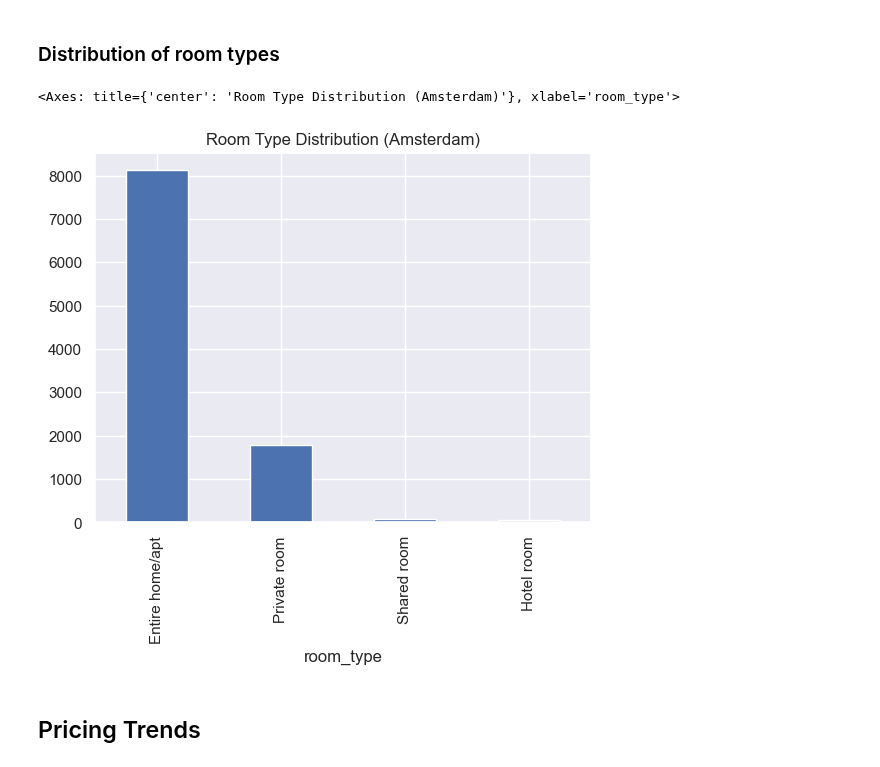
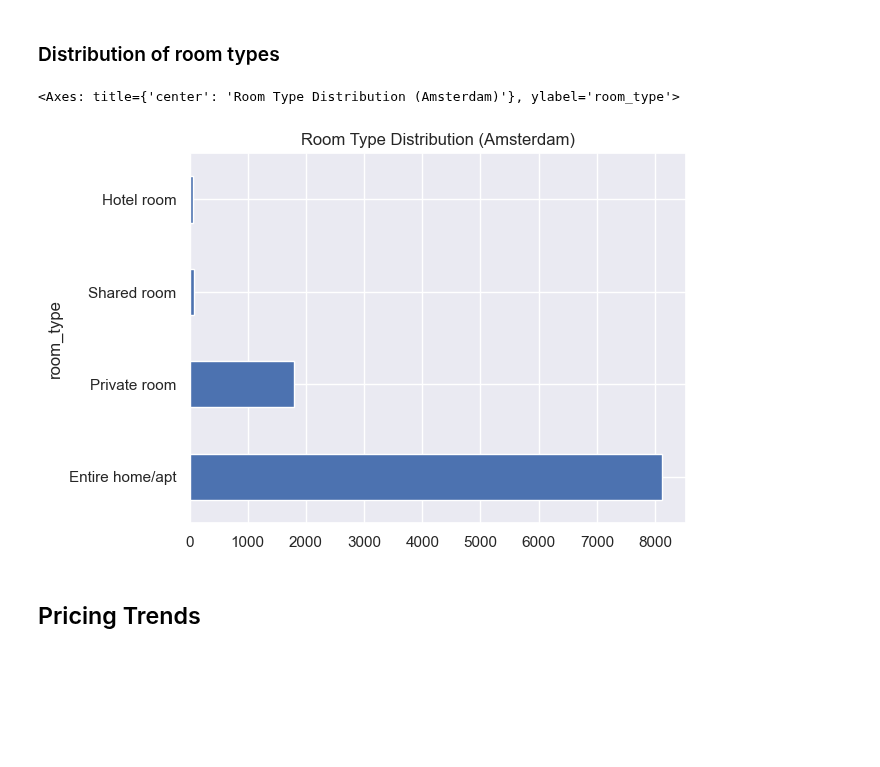
Before and after one commit to kmichailidou/basicProjects, a Jupyter notebook: airbnb/amsterdam/amsterdam.ipynb, the cells around one changed output. Cells and saved outputs as stored; diff of their text form; code cells hidden in the pictures; blank space fills up the shorter version.

Commit message:
plots changed

```diff
--- a/airbnb/amsterdam/amsterdam.ipynb
+++ b/airbnb/amsterdam/amsterdam.ipynb
@@ -105,10 +105,10 @@ Total listings: 10032
 # %%
 sns.set_theme()
 room_type_counts = listings['room_type'].value_counts()
-room_type_counts.plot(kind='bar', title='Room Type Distribution (Amsterdam)')
+room_type_counts.plot(kind='barh', title='Room Type Distribution (Amsterdam)')
 # %% [output]
-<Axes: title={'center': 'Room Type Distribution (Amsterdam)'}, xlabel='room_type'>
+<Axes: title={'center': 'Room Type Distribution (Amsterdam)'}, ylabel='room_type'>
-[figure, old version]
+[figure, new version]
 # %% [markdown]
 ## Pricing Trends
 # %% [markdown]
```
Also changed, not shown: parts of 2 cells of this notebook.
